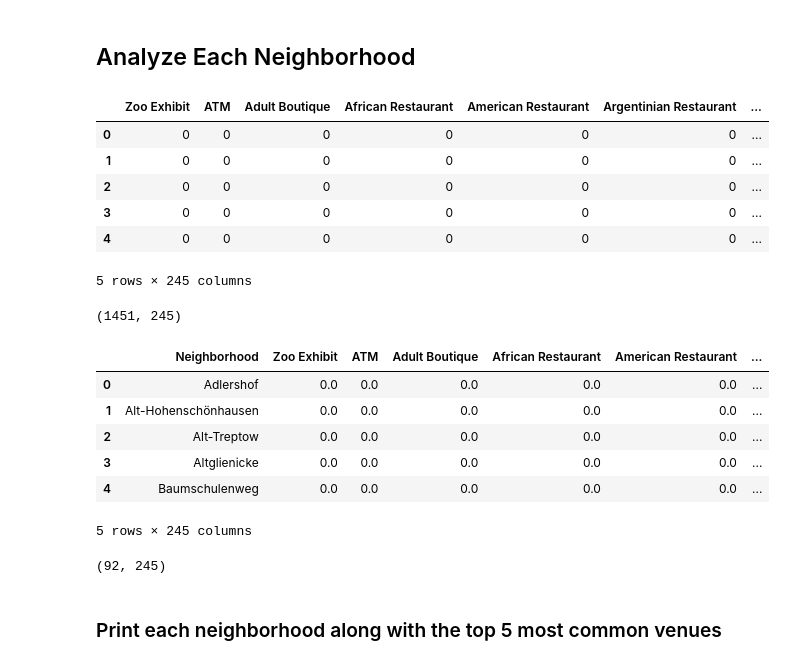
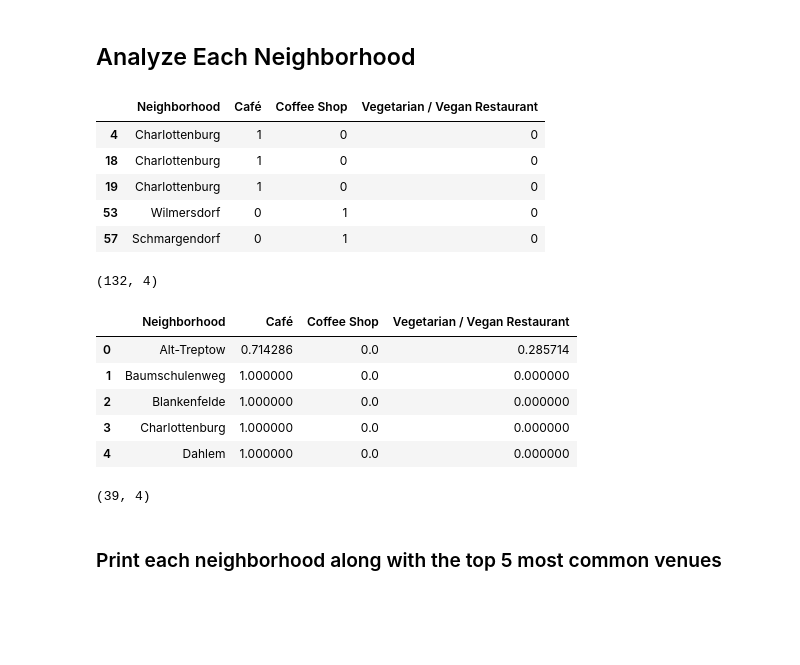
Before and after one commit to littledevilsisi/Coursera_Capstone, a Jupyter notebook: The_Battle_of_Neighbourhoods_in_Berlin.ipynb, the cells around one changed output. Drawn from its saved outputs; the diff is of its cells as text; code cells hidden in the pictures; blank space fills up the shorter version.

Commit message:
update notebook Berlin included analysis

```diff
--- a/The_Battle_of_Neighbourhoods_in_Berlin.ipynb
+++ b/The_Battle_of_Neighbourhoods_in_Berlin.ipynb
@@ -127,19 +103,0 @@ second_table
-# %%
-# get the information from the table row by row and save it into arrays
-number=[]
-neighborhood=[]
-borough=[]
-area=[]
-resident=[]
-resident_per_sqr_km=[]
-
-
-for row in second_table.find_all('tr'):
-    col = row.find_all('td')
-    if len(col)==6:
-        number.append(col[0].find(text=True))
-        neighborhood.append(col[1].find(text=True))
-        borough.append(col[2].find(text=True))
-        area.append(col[3].find(text=True))
-        resident.append(col[4].find(text=True))
-        resident_per_sqr_km.append(col[5].find(text=True))
@@ -190,11 +107,13 @@ berlin_merged.head()
 ## Explore the neighborhoods in Berlin
 # %%
 # get the geo location of Berlin
-address = 'Berlin'
+address = 'Berlin, Germany'
 
 geolocator = Nominatim(user_agent="berlin_explorer")
 location = geolocator.geocode(address)
 latitude = location.latitude
 longitude = location.longitude
-print('The geograpical coordinate of Berlin are {}, {}.'.format(latitude, longitude))
+berlin_center = (latitude, longitude)
+print('The geograpical coordinate of Berlin, Germany are {}, {}.'.format(latitude, longitude))
+berlin_center
 # %% [output]
@@ -445,0 +368,5 @@ There are 245 uniques categories.
+# %%
+#berlin_cafes = berlin_venues[berlin_venues['Venue Category'] == '*Café']
+berlin_cafes = berlin_venues[berlin_venues['Venue Category'].isin(["Café","Vegetarian / Vegan Restaurant","Coffee Shop"])]
+
+berlin_cafes
@@ -447,46 +416,44 @@ There are 245 uniques categories.
 ## Analyze Each Neighborhood
 # %%
 # one hot encoding
-berlin_onehot = pd.get_dummies(berlin_venues[['Venue Category']], prefix="", prefix_sep="")
+berlin_onehot = pd.get_dummies(berlin_cafes[['Venue Category']], prefix="", prefix_sep="")
 
 # add neighborhood column back to dataframe
-berlin_onehot['Neighborhood'] = berlin_venues['Neighborhood']
+berlin_onehot['Neighborhood'] = berlin_cafes['Neighborhood']
 
 # move neighborhood column to the first column
 fixed_columns = [berlin_onehot.columns[-1]] + list(berlin_onehot.columns[:-1])
 berlin_onehot = berlin_onehot[fixed_columns]
 
 berlin_onehot.head()
 # %% [output]
-|  | Zoo Exhibit | ATM | Adult Boutique | African Restaurant | American Restaurant | Argentinian Restaurant | ... |
-| 0 | 0 | 0 | 0 | 0 | 0 | 0 | ... |
-| 1 | 0 | 0 | 0 | 0 | 0 | 0 | ... |
-| 2 | 0 | 0 | 0 | 0 | 0 | 0 | ... |
-| 3 | 0 | 0 | 0 | 0 | 0 | 0 | ... |
-| 4 | 0 | 0 | 0 | 0 | 0 | 0 | ... |
+|  | Neighborhood | Café | Coffee Shop | Vegetarian / Vegan Restaurant |
+| 4 | Charlottenburg | 1 | 0 | 0 |
+| 18 | Charlottenburg | 1 | 0 | 0 |
+| 19 | Charlottenburg | 1 | 0 | 0 |
+| 53 | Wilmersdorf | 0 | 1 | 0 |
+| 57 | Schmargendorf | 0 | 1 | 0 |
-5 rows × 245 columns
 # %%
 # check the size of the new dataframe
 berlin_onehot.shape
 # %% [output]
-(1451, 245)
+(132, 4)
 # %%
 # group rows by neighborhood and by taking the mean of the frequency of occurrence of each category
 berlin_grouped = berlin_onehot.groupby('Neighborhood').mean().reset_index()
 berlin_grouped.head()
 # %% [output]
-|  | Neighborhood | Zoo Exhibit | ATM | Adult Boutique | African Restaurant | American Restaurant | ... |
-| 0 | Adlershof | 0.0 | 0.0 | 0.0 | 0.0 | 0.0 | ... |
-| 1 | Alt-Hohenschönhausen | 0.0 | 0.0 | 0.0 | 0.0 | 0.0 | ... |
-| 2 | Alt-Treptow | 0.0 | 0.0 | 0.0 | 0.0 | 0.0 | ... |
-| 3 | Altglienicke | 0.0 | 0.0 | 0.0 | 0.0 | 0.0 | ... |
-| 4 | Baumschulenweg | 0.0 | 0.0 | 0.0 | 0.0 | 0.0 | ... |
+|  | Neighborhood | Café | Coffee Shop | Vegetarian / Vegan Restaurant |
+| 0 | Alt-Treptow | 0.714286 | 0.0 | 0.285714 |
+| 1 | Baumschulenweg | 1.000000 | 0.0 | 0.000000 |
+| 2 | Blankenfelde | 1.000000 | 0.0 | 0.000000 |
+| 3 | Charlottenburg | 1.000000 | 0.0 | 0.000000 |
+| 4 | Dahlem | 1.000000 | 0.0 | 0.000000 |
-5 rows × 245 columns
 # %%
 # check the shape of the dataframe
 berlin_grouped.shape
 # %% [output]
-(92, 245)
+(39, 4)
 # %% [markdown]
 ### Print each neighborhood along with the top 5 most common venues
 # %%
```
Also changed, not shown: parts of 60 cells of this notebook.
